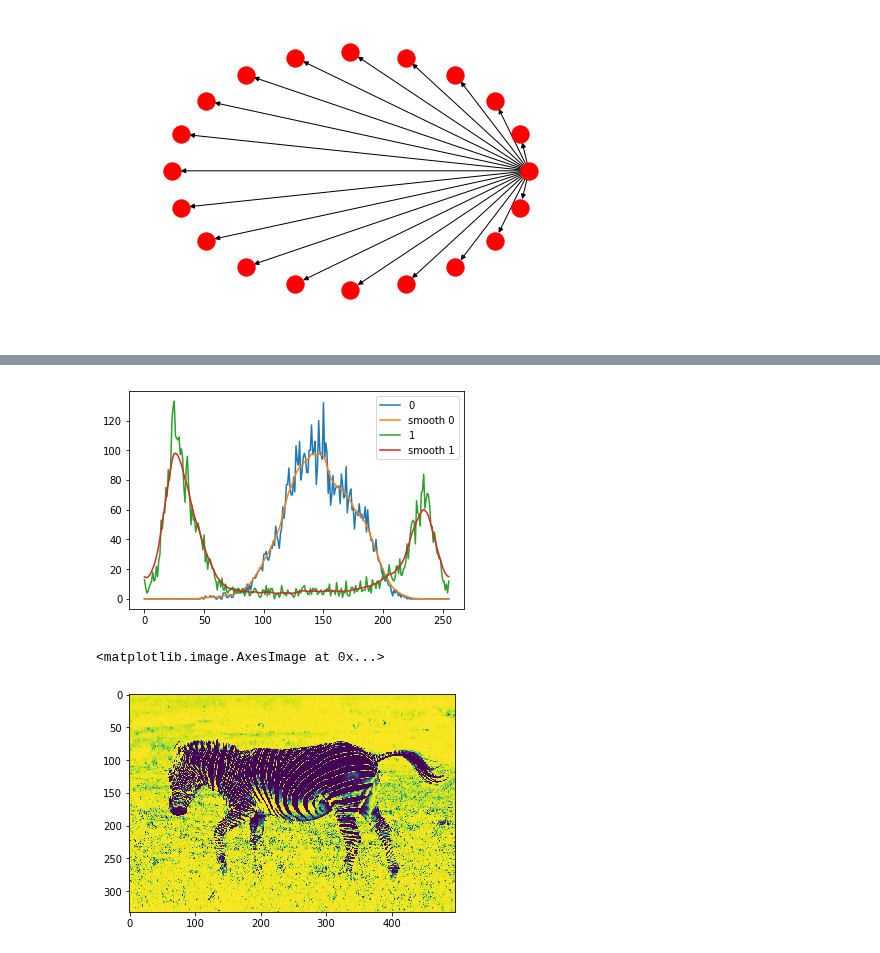
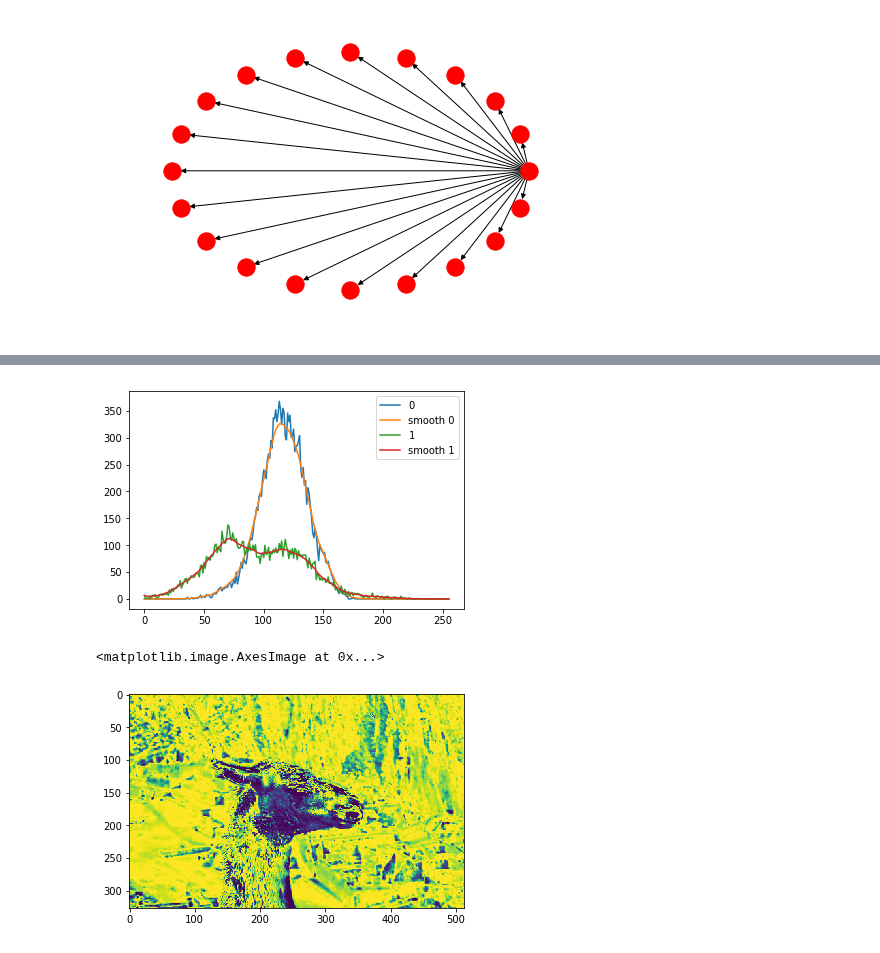
Before and after one commit to longle2718/fundaCS, a Jupyter notebook: graphcut/graphcut.ipynb, the cells around one changed output, grey strips where cells are left out. Drawn from its saved outputs; the diff is of its cells as text; code cells hidden in the pictures.

```diff
--- a/graphcut/graphcut.ipynb
+++ b/graphcut/graphcut.ipynb
@@ -82,11 +84,11 @@ nx.draw_circular(nxg)
 [figure]
 # %%
 # image segmentation
-img = cv2.imread("imgs/zebra.jpg",cv2.IMREAD_GRAYSCALE).astype(np.float)
-mask = cv2.imread("imgs/zebra_brush.png",cv2.IMREAD_COLOR).astype(np.float)
+img = cv2.imread("imgs/llama.jpg",cv2.IMREAD_COLOR).astype(np.float)
+mask = cv2.imread("imgs/llama_brush.png",cv2.IMREAD_COLOR).astype(np.float)
 
 plt.figure()
-plt.imshow(img)
+plt.imshow(img[:,:,::-1]/255.)
 print(np.max(img))
 plt.figure()
 plt.imshow(mask[:,:,0])
@@ -104,30 +106,30 @@ print(np.max(mask[:,:,2]))
 # %%
 # image segmentation using histogram
 # https://cw.fel.cvut.cz/old/courses/b4m33dzo/labs/4_segmentation
-pixs = [img[mask[:,:,0] == 255.],img[mask[:,:,2] == 255.]]
+pixs = [img[mask[:,:,0] == 255.,0],img[mask[:,:,2] == 255.,0]]
 
 # find histogram
 hists = [np.histogram(pixs[k],256,(0,255))[0] for k in range(2)]
 # smooth histogram, does not have to be causal
 # https://dsp.stackexchange.com/questions/19084/applying-filter-in-scipy-signal-use-lfilter-or-filtfilt
 hists_smooth = [signal.filtfilt(0.2,[1,-0.8],hists[k]) for k in range(2)]
 plt.figure()
 for k in range(2):
     plt.plot(hists[k],label='%s' % k)
     plt.plot(hists_smooth[k],label='smooth %s' % k)
 plt.legend()
 
 # normalize to obtain pmf term
 pmfs_smooth = [hists_smooth[k]/np.sum(hists_smooth[k]) for k in range(2)]
 
 # bayesian inference for datacost
 posterior = pmfs_smooth[0]/(pmfs_smooth[0]+pmfs_smooth[1])
-datacost = posterior[img.astype(np.int)]
+datacost = posterior[img[:,:,0].astype(np.uint8)]
 # %% [output]
-[figure, old version]
+[figure, new version]
 # %%
 plt.figure()
 plt.imshow(datacost)
 # %% [output]
 <matplotlib.image.AxesImage at 0x...>
-[figure, old version]
+[figure, new version]
```
Also changed, not shown: parts of 9 cells of this notebook, 2 other files.
